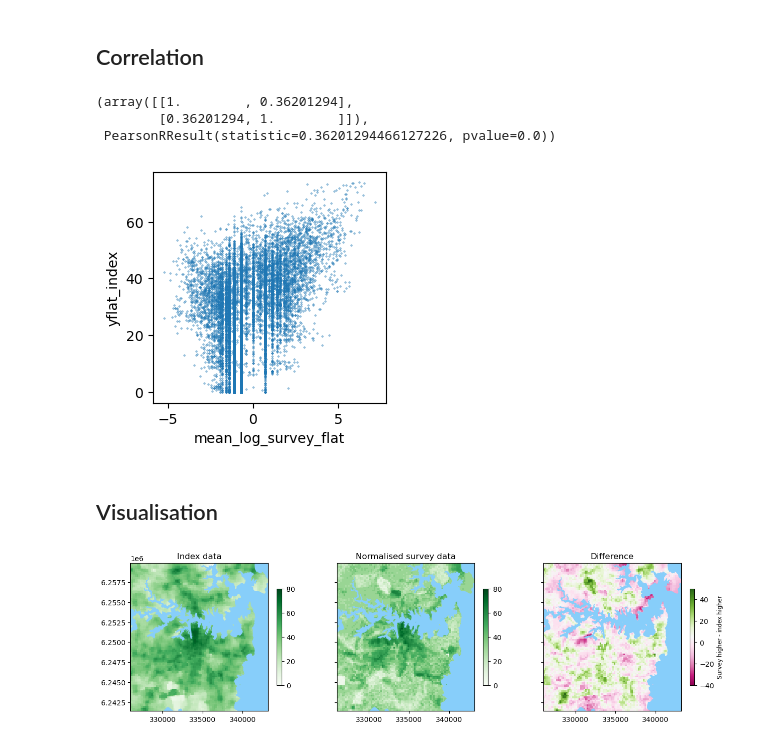
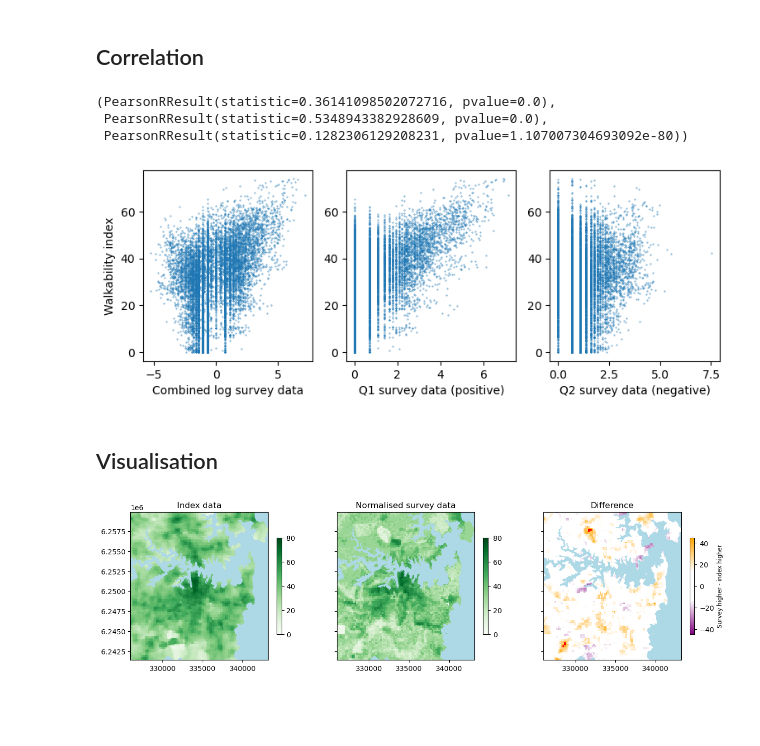
Before and after one commit to JosephineRoper/map-me-walking, a Jupyter notebook: point_visualisation.ipynb, the cells around one changed output. Drawn from its saved outputs; the diff is of its cells as text; code cells hidden in the pictures; blank space fills up the shorter version.

```diff
--- a/point_visualisation.ipynb
+++ b/point_visualisation.ipynb
@@ -57,12 +59,6 @@ index = pd.read_csv('C:\\Users\\z3258367\\OneDrive - UNSW\\#PhD\\Walkability\\HP
 index_max = index['THERE_Index'].max()
 index_min = index['THERE_Index'].min()
 
-x_maxd = data['x'].max()
-x_mind = data['x'].min()
-y_maxd = data['y'].max()
-y_mind = data['y'].min()
-x_maxi = index['x'].max()
-x_mini = index['x'].min()
-y_maxi = index['y'].max()
-y_mini = index['y'].min()
+x_maxd, x_mind, y_maxd, y_mind = data['x'].max(), data['x'].min(), data['y'].max(), data['y'].min()
+x_maxi, x_mini, y_maxi, y_mini = index['x'].max(), index['x'].min(), index['y'].max(), index['y'].min()
 # %%
@@ -239,23 +241,27 @@ ygrid_index = yflat_index.reshape(xgrid.shape[1:3])
 # %%
 survey_data = survey_mean_logs
 index_data = ygrid_index
 
 survey_mask = survey_data_mask#[130:230,390:490]
 flat_survey_mask = survey_mask.reshape(yflat_index.shape)
 
 survey_data_flat = survey_data.reshape(yflat_index.shape,)[flat_survey_mask]
 index_data_flat = index_data.reshape(yflat_index.shape)[flat_survey_mask]
 
-fig, ax = plt.subplots(1,1, figsize=(3,3))
-ax.scatter(survey_data_flat, index_data_flat, s=0.1)
-ax.set_xlabel('mean_log_survey_flat')
-ax.set_ylabel('yflat_index')
-np.corrcoef(survey_data_flat, index_data_flat), pearsonr(survey_data_flat, index_data_flat)
+fig, ax = plt.subplots(1,3, figsize=(9,3))
+ax[0].scatter(survey_data_flat, index_data_flat, s=0.1)
+ax[0].set_xlabel('Combined log survey data')
+ax[0].set_ylabel('Walkability index')
+ax[1].scatter(survey_pos_log.reshape(yflat_index.shape)[flat_survey_mask], index_data_flat, s=0.1)
+ax[1].set_xlabel('Q1 survey data (positive)')
+ax[2].scatter(survey_neg_log.reshape(yflat_index.shape)[flat_survey_mask], index_data_flat, s=0.1)
+ax[2].set_xlabel('Q2 survey data (negative)')
+pearsonr(survey_data_flat, index_data_flat), pearsonr(survey_pos_log.reshape(yflat_index.shape)[flat_survey_mask], index_data_flat), pearsonr(survey_neg_log.reshape(yflat_index.shape)[flat_survey_mask], index_data_flat)
 # %% [output]
-(array([[1.        , 0.36201294],
-        [0.36201294, 1.        ]]),
- PearsonRResult(statistic=0.36201294466127226, pvalue=0.0))
+(PearsonRResult(statistic=0.36141098502072716, pvalue=0.0),
+ PearsonRResult(statistic=0.5348943382928609, pvalue=0.0),
+ PearsonRResult(statistic=0.1282306129208231, pvalue=1.107007304693092e-80))
-[figure, old version]
+[figure, new version]
 # %% [markdown]
 ## Visualisation
 # %%
@@ -277,21 +283,26 @@ mean_log_img_norm = (index_max - index_min) * (survey_mean_logs - survey_mean_lo
 
 diff_log = ygrid_index - mean_log_img_norm
 
+colors = ["purple", "white", "white", "white", "orange"]
+nodes = [0.0, 0.35, 0.5, 0.65, 1.0]
+cmap2 = LinearSegmentedColormap.from_list("mycmap", list(zip(nodes, colors)))
+palette = cmap2.with_extremes(over='r', under='orange', bad='lightgrey')   #plt.cm.PuOr
+
 images = [ygrid_index, mean_log_img_norm, diff_log]
 names = ['Index data', 'Normalised survey data', 'Difference']
-vmins = [0, 0, None]
-vmaxs = [80, 80, None]
-palette = plt.cm.PiYG.with_extremes(over='r', under='g', bad='lightgrey')
+vmins = [0, 0, -45]
+vmaxs = [80, 80, 45]
+
 cmaps = ['Greens', 'Greens', palette]
 labels = [None, None, 'Survey higher - index higher']
 cbs = [True, True, True]
-
 fig, axs = plt.subplots(1,3, figsize=(15,5), sharey=True)
 
 for image, name, ax, vi, va, cmap, label, cbtrue in zip(images, names, axs.ravel(), vmins, vmaxs, cmaps, labels, cbs):
     ygridm = image #np.ma.masked_where((index_data_mask)==0, image)
-    im = ax.imshow(ygridm[y_max_cell:y_min_cell, x_min_cell:x_max_cell], origin='lower', extent=[min_x, max_x, max_y, min_y], vmin=vi, vmax=va, cmap=cmap)
-    water_crop.plot(ax=ax, color='lightskyblue')
+    im = ax.imshow(ygridm[y_max_cell:y_min_cell, x_min_cell:x_max_cell], origin='lower', extent=[min_x, max_x, max_y, min_y], cmap=cmap,
+                   norm = mpl.colors.Normalize(vmin=vi, vmax=va))
+    water_crop.plot(ax=ax, color='lightblue')
     if cbtrue:
         cb = fig.colorbar(im, ax=ax, shrink=0.5)
         cb.set_label(label, fontsize='small')
@@ -299,4 +310,4 @@ for image, name, ax, vi, va, cmap, label, cbtrue in zip(images, names, axs.ravel
 
 plt.savefig("comparison_22_9.jpg", dpi=2400)
 # %% [output]
-[figure, old version]
+[figure, new version]
```
Also changed, not shown: parts of 7 cells of this notebook, 3 other files.
